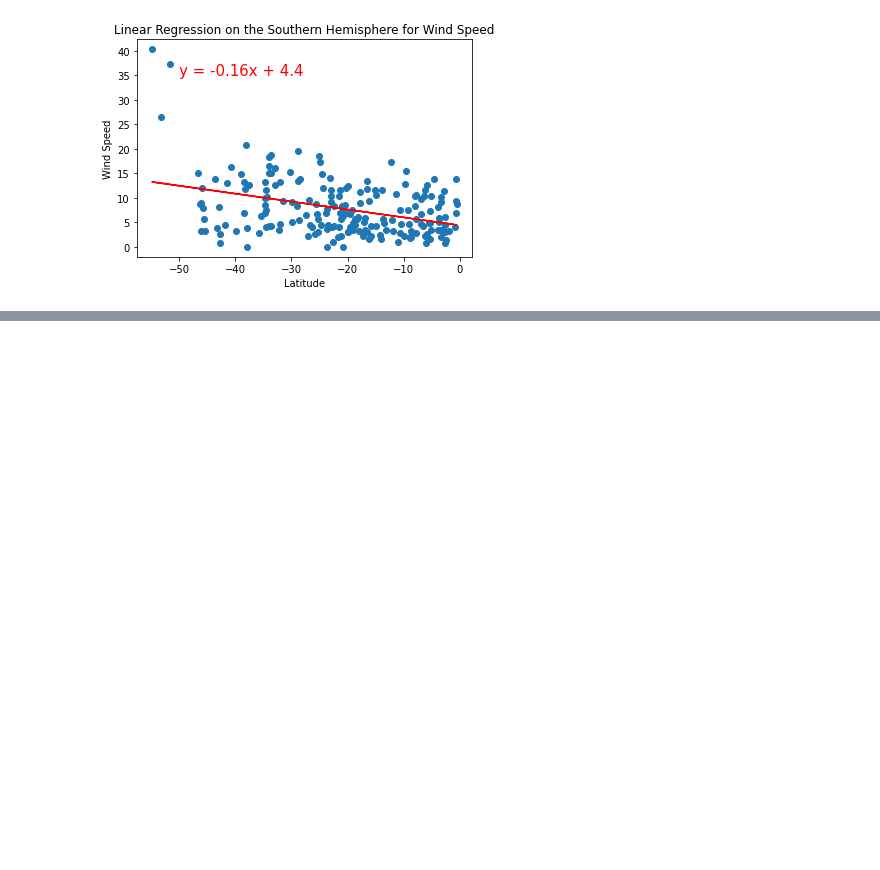
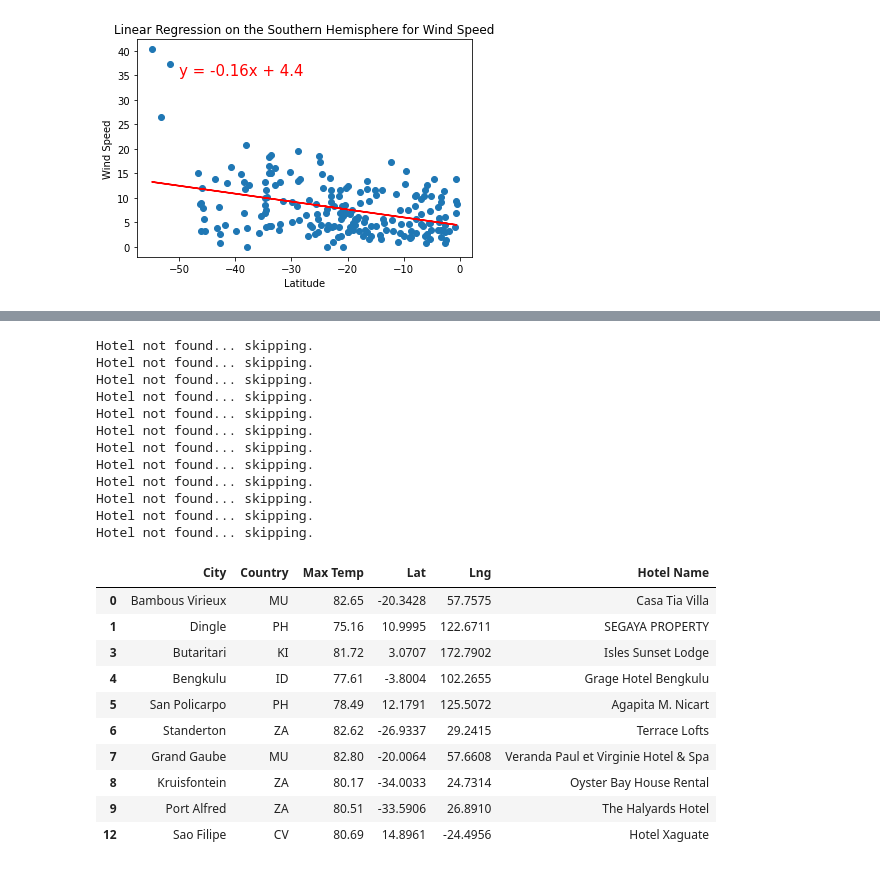
Before and after one commit to sokim03/World_Weather_Analysis, a Jupyter notebook: WeatherPy.ipynb, the cells around one changed output, grey strips where cells are left out. Drawn from its saved outputs; the diff is of its cells as text; code cells hidden in the pictures; blank space fills up the shorter version.

```diff
--- a/WeatherPy.ipynb
+++ b/WeatherPy.ipynb
@@ -436,0 +631,54 @@ plot_linear_regression(x_values, y_values,
+# %%
+# Set parameters to search for a hotel.
+params = {
+    "radius": 5000,
+    "type": "lodging",
+    "key": g_key
+}
+# %%
+# Iterate through the DataFrame.
+for index, row in hotel_df.iterrows():
+    # Get the latitude and longitude.
+    lat = row["Lat"]
+    lng = row["Lng"]
+
+    # Add the latitude and longitude to location key for the params dictionary.
+    params["location"] = f"{lat},{lng}"
+
+    # Use the search term: "lodging" and our latitude and longitude.
+    base_url = "https://maps.googleapis.com/maps/api/place/nearbysearch/json"
+
+    # Make request and get the JSON data from the search.
+    hotels = requests.get(base_url, params=params).json()
+
+    # Grab the first hotel from the results and store the name.
+    try:
+        hotel_df.loc[index, "Hotel Name"] = hotels["results"][0]["name"]
+    except (IndexError):
+        print("Hotel not found... skipping.")
+
+hotel_df.head(10)
+# %% [output]
+Hotel not found... skipping.
+Hotel not found... skipping.
+Hotel not found... skipping.
+Hotel not found... skipping.
+Hotel not found... skipping.
+Hotel not found... skipping.
+Hotel not found... skipping.
+Hotel not found... skipping.
+Hotel not found... skipping.
+Hotel not found... skipping.
+Hotel not found... skipping.
+Hotel not found... skipping.
+|  | City | Country | Max Temp | Lat | Lng | Hotel Name |
+| 0 | Bambous Virieux | MU | 82.65 | -20.3428 | 57.7575 | Casa Tia Villa |
+| 1 | Dingle | PH | 75.16 | 10.9995 | 122.6711 | SEGAYA PROPERTY |
+| 3 | Butaritari | KI | 81.72 | 3.0707 | 172.7902 | Isles Sunset Lodge |
+| 4 | Bengkulu | ID | 77.61 | -3.8004 | 102.2655 | Grage Hotel Bengkulu |
+| 5 | San Policarpo | PH | 78.49 | 12.1791 | 125.5072 | Agapita M. Nicart |
+| 6 | Standerton | ZA | 82.62 | -26.9337 | 29.2415 | Terrace Lofts |
+| 7 | Grand Gaube | MU | 82.80 | -20.0064 | 57.6608 | Veranda Paul et Virginie Hotel & Spa |
+| 8 | Kruisfontein | ZA | 80.17 | -34.0033 | 24.7314 | Oyster Bay House Rental |
+| 9 | Port Alfred | ZA | 80.51 | -33.5906 | 26.8910 | The Halyards Hotel |
+| 12 | Sao Filipe | CV | 80.69 | 14.8961 | -24.4956 | Hotel Xaguate |
```
Also changed, not shown: parts of 20 cells of this notebook, 1 other file.
